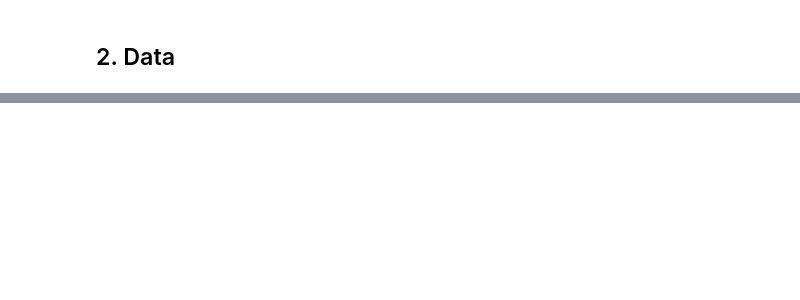
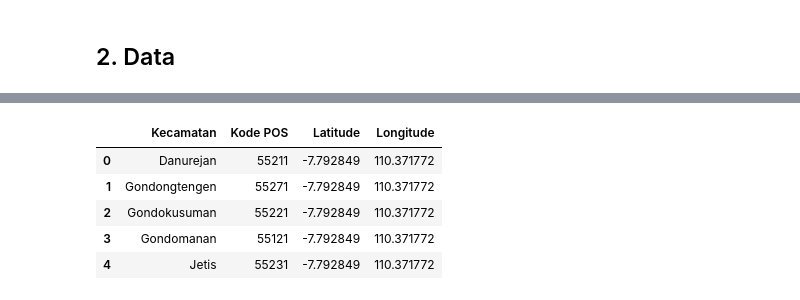
Before and after one commit to ouliaopl/Coursera_Capstone, a Jupyter notebook: Battle of Neighborhood.ipynb, the cells around one changed output, grey strips where cells are left out. Cells and saved outputs as stored; diff of their text form; code cells hidden in the pictures; blank space fills up the shorter version.

```diff
--- a/Battle of Neighborhood.ipynb
+++ b/Battle of Neighborhood.ipynb
@@ -17,0 +121,11 @@ Data used in this project:
+# %%
+df['Latitude'] = latitude
+df['Longitude'] = longitude
+df.head()
+# %% [output]
+|  | Kecamatan | Kode POS | Latitude | Longitude |
+| 0 | Danurejan | 55211 | -7.792849 | 110.371772 |
+| 1 | Gondongtengen | 55271 | -7.792849 | 110.371772 |
+| 2 | Gondokusuman | 55221 | -7.792849 | 110.371772 |
+| 3 | Gondomanan | 55121 | -7.792849 | 110.371772 |
+| 4 | Jetis | 55231 | -7.792849 | 110.371772 |
```
Also changed, not shown: parts of 23 cells of this notebook.
